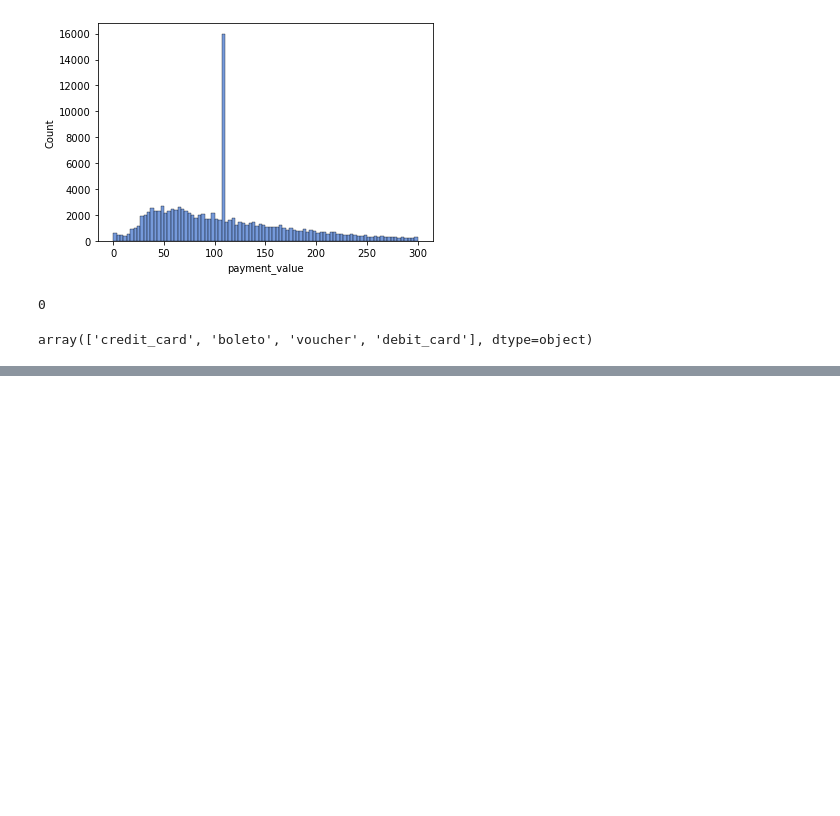
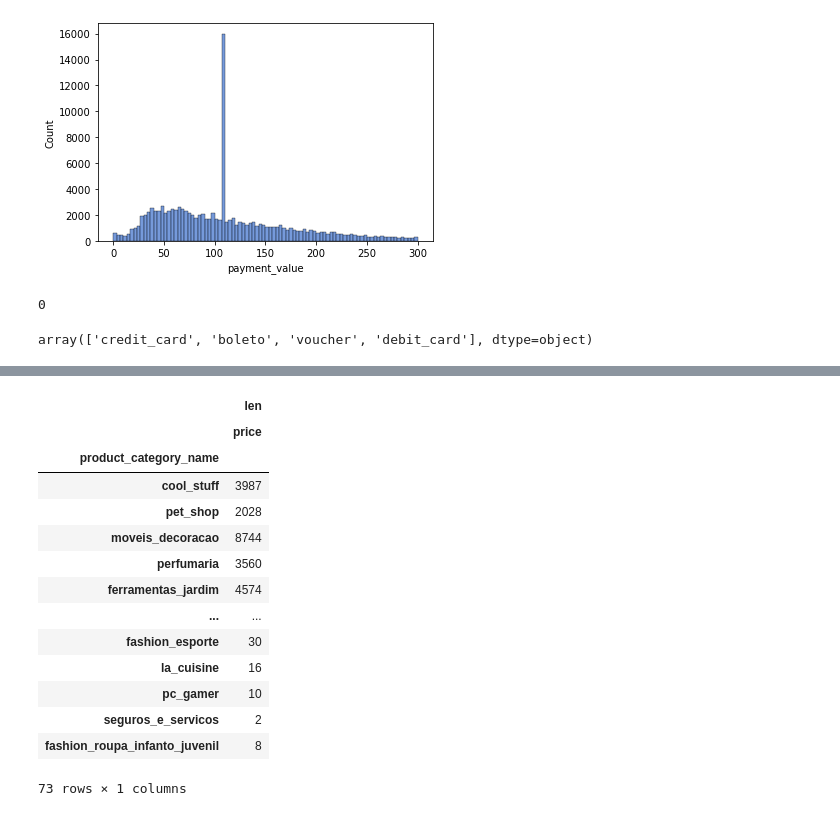
Before and after one commit to lisnayulianti/ProjectDataWranglingPacmann, a Jupyter notebook: EDA.ipynb, the cells around one changed output, grey strips where cells are left out. Cells and saved outputs as stored; diff of their text form; code cells hidden in the pictures; blank space fills up the shorter version.

```diff
--- a/EDA.ipynb
+++ b/EDA.ipynb
@@ -280,0 +294,21 @@ array(['credit_card', 'boleto', 'voucher', 'debit_card'], dtype=object)
+# %%
+#analisa 3
+
+analisa3=olist.pivot_table(values=['price'], index=['product_category_name', ],  aggfunc=[len], sort=False)
+analisa3
+# %% [output]
+|  | len |
+|  | price |
+| product_category_name |  |
+| cool_stuff | 3987 |
+| pet_shop | 2028 |
+| moveis_decoracao | 8744 |
+| perfumaria | 3560 |
+| ferramentas_jardim | 4574 |
+| ... | ... |
+| fashion_esporte | 30 |
+| la_cuisine | 16 |
+| pc_gamer | 10 |
+| seguros_e_servicos | 2 |
+| fashion_roupa_infanto_juvenil | 8 |
+73 rows × 1 columns
```
Also changed, not shown: parts of 2 cells of this notebook.
